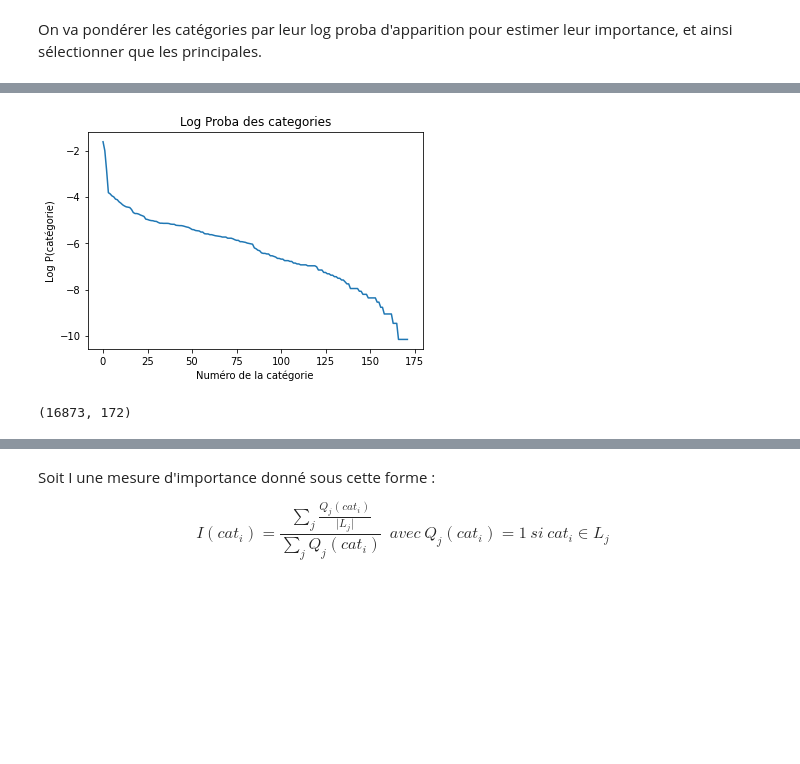
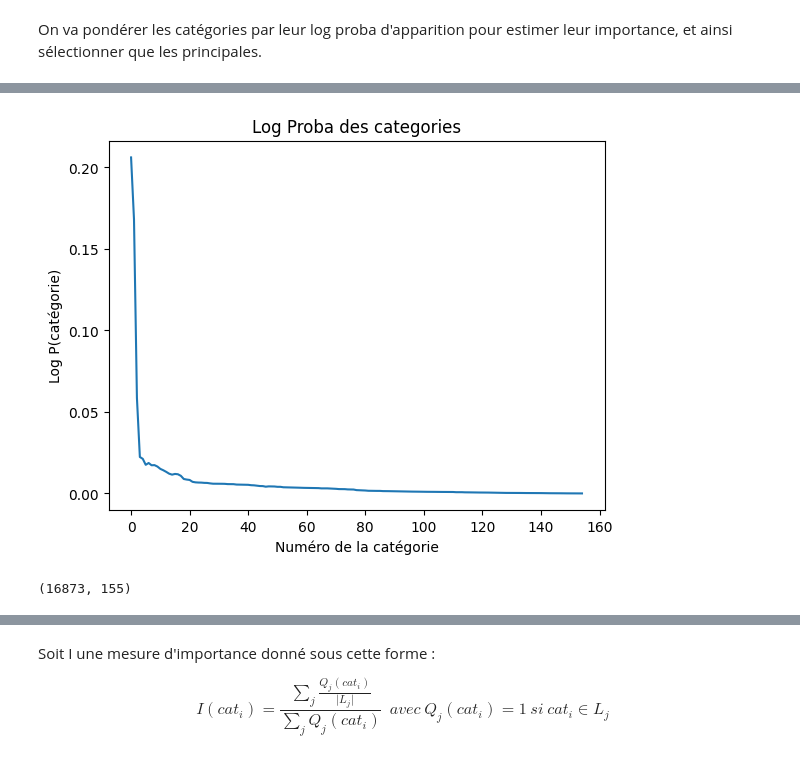
Before and after one commit to Amayas29/review-analysis, a Jupyter notebook: src/categories_clustering.ipynb, the cells around one changed output, grey strips where cells are left out. Drawn from its saved outputs; the diff is of its cells as text; code cells hidden in the pictures; blank space fills up the shorter version.

```diff
--- a/src/categories_clustering.ipynb
+++ b/src/categories_clustering.ipynb
@@ -250,19 +295,19 @@ plt.show()
 # %%
 p_cat = p_C_J.sum(axis=0)
-plt.plot(np.log(p_cat))
+plt.plot((p_cat))
 plt.xlabel("Numéro de la catégorie")
 plt.ylabel("Log P(catégorie)")
 plt.title("Log Proba des categories")
 plt.show()
 # %% [output]
-[figure, old version]
+[figure, new version]
 # %%
 I = []
-jeux_cat_up.map(lambda l : (np.isin(uc_cats, l).astype(int) / (len(l) if len(l) != 0 else 1)).tolist()).map(I.append)
+jeux_cat_up_gen.map(lambda l : (np.isin(uc_cats_gen, l).astype(int) / (len(l) if len(l) != 0 else 1)).tolist()).map(I.append)
 I = np.array(I)
 I.shape
 # %% [output]
-(16873, 172)
+(16873, 155)
 # %%
 sns.heatmap(I)
 plt.xlabel("catégorie (Num)")
```
Also changed, not shown: parts of 22 cells of this notebook.
